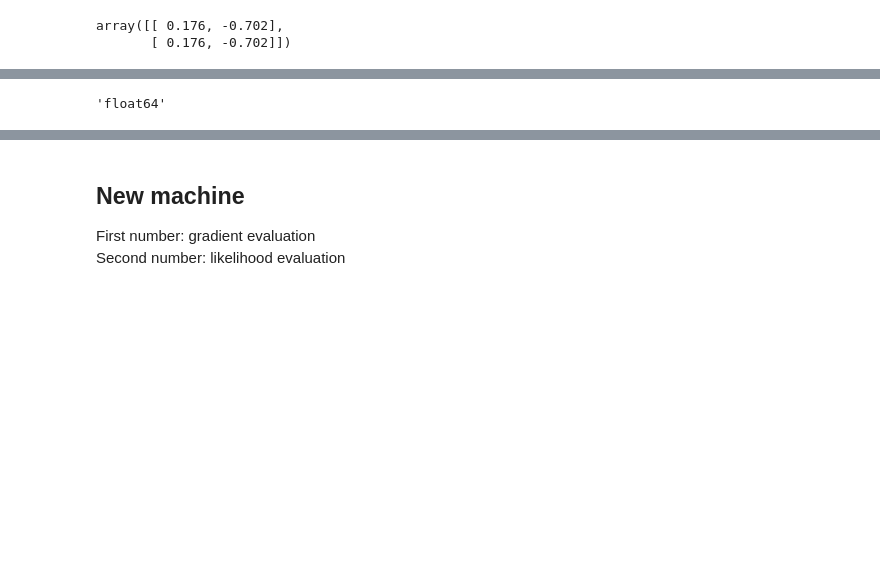
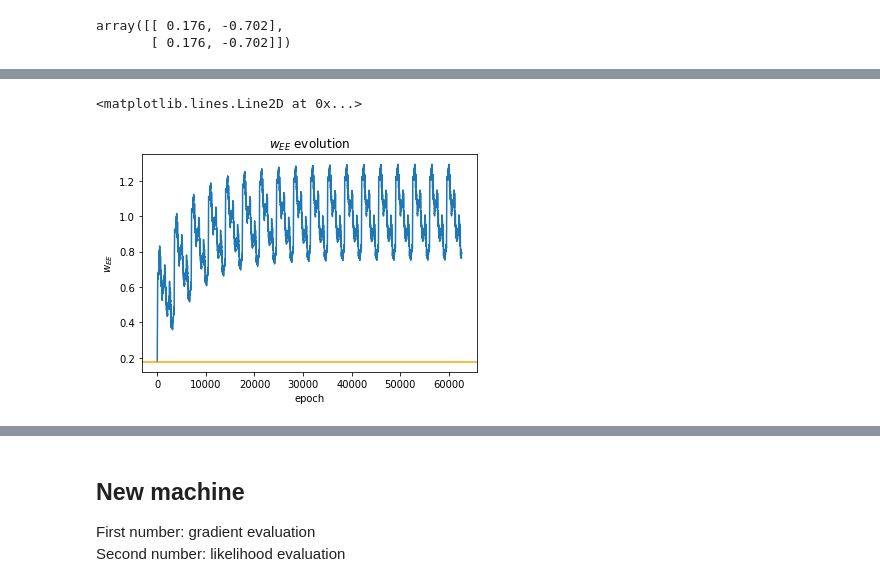
Before and after one commit to mackelab/mesoGIF, a Jupyter notebook: Finite-size GIF.ipynb, the cells around one changed output, grey strips where cells are left out. Saved outputs shown, nothing was run; the diff lists cells and outputs as text; code cells hidden in the pictures; blank space fills up the shorter version.

```diff
--- a/Finite-size GIF.ipynb
+++ b/Finite-size GIF.ipynb
@@ -404,4 +412,0 @@ ipdb> exit
-# %%
-theano.config.floatX
-# %% [output]
-'float64'
@@ -409,0 +413,9 @@ import time
+# %%
+plt.title('$w_{EE}$ evolution')
+plt.plot(sgd.get_evol()['w'][:,0,0])
+plt.xlabel("epoch")
+plt.ylabel("$w_{EE}$")
+plt.axhline(0.176, color='orange')
+# %% [output]
+<matplotlib.lines.Line2D at 0x...>
+[figure, added]
```
Also changed, not shown: parts of 50 cells of this notebook, 1 other file.
